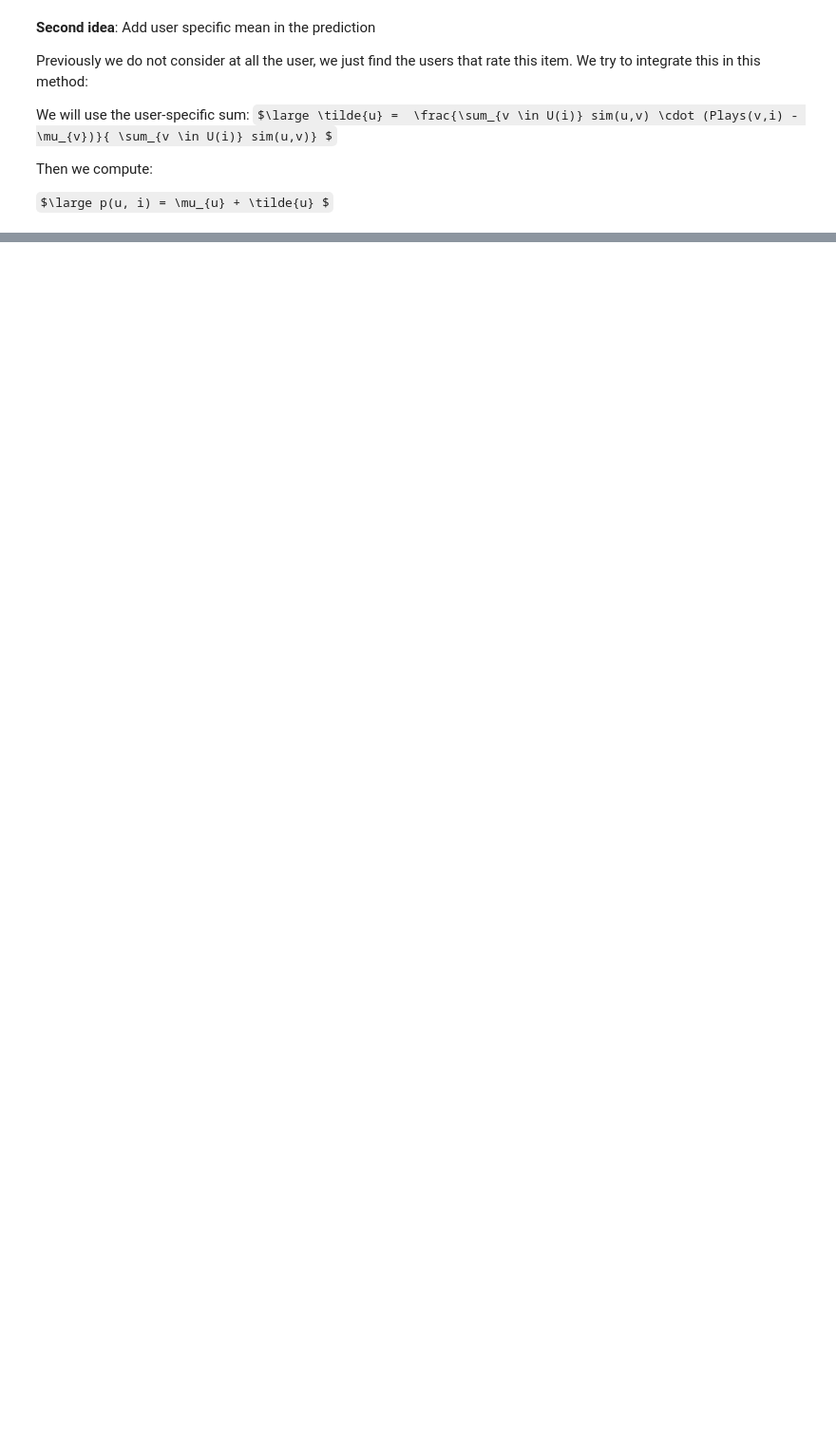
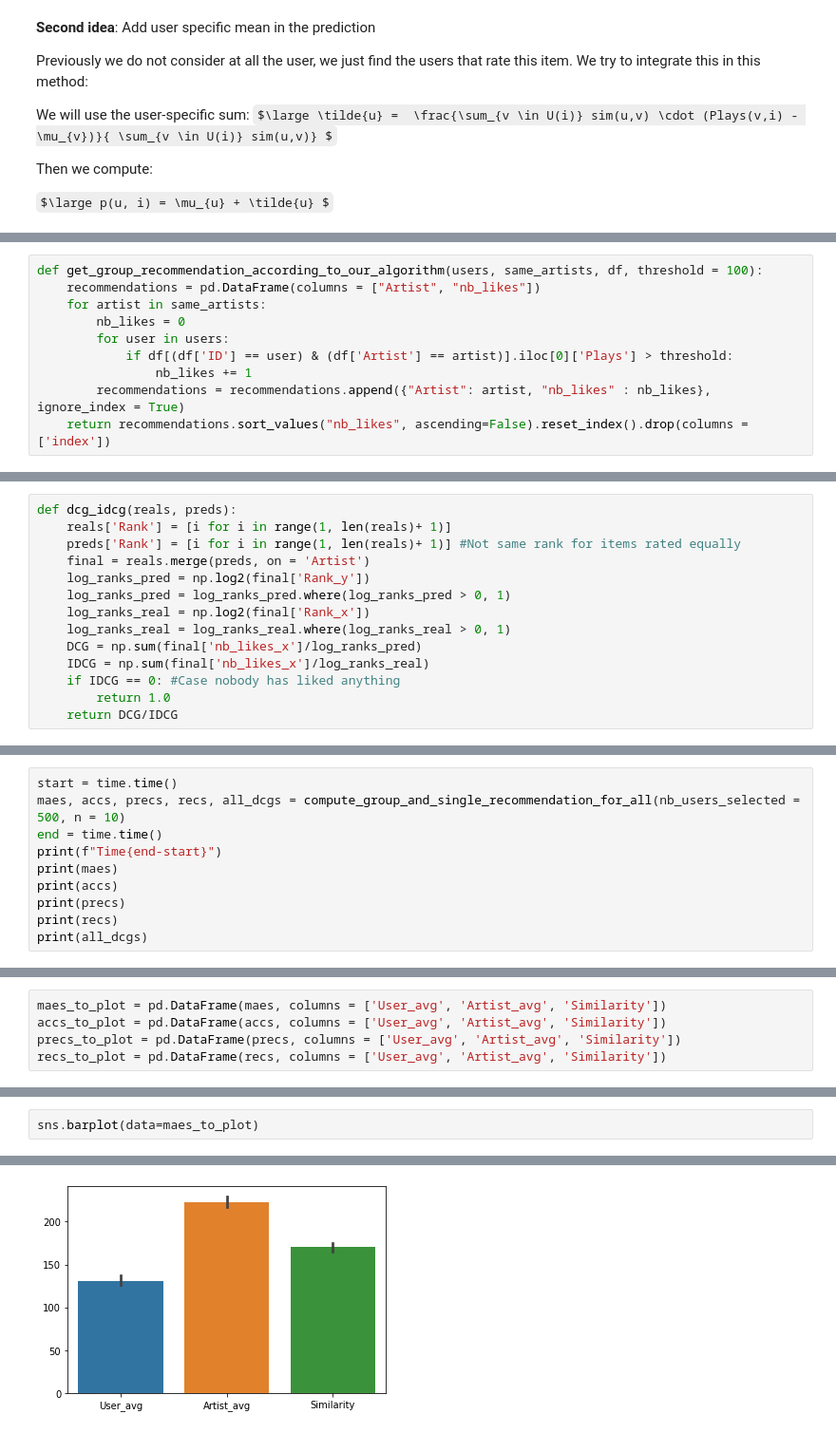
Before and after one commit to Caotick/mlbd-project, a Jupyter notebook: mlbd_project.ipynb, the cells around one changed output, grey strips where cells are left out. Shown at 95% size. Drawn from its saved outputs; the diff is of its cells as text; some formulas as TeX source; blank space fills up the shorter version.

```diff
--- a/mlbd_project.ipynb
+++ b/mlbd_project.ipynb
@@ -491,0 +687,10 @@ def compute_pred_user_item(user, artist, df):
+# %%
+def get_group_recommendation_according_to_our_algorithm(users, same_artists, df, threshold = 100):
+    recommendations = pd.DataFrame(columns = ["Artist", "nb_likes"])
+    for artist in same_artists:
+        nb_likes = 0
+        for user in users:
+            if df[(df['ID'] == user) & (df['Artist'] == artist)].iloc[0]['Plays'] > threshold:
+                nb_likes += 1
+        recommendations = recommendations.append({"Artist": artist, "nb_likes" : nb_likes}, ignore_index = True)
+    return recommendations.sort_values("nb_likes", ascending=False).reset_index().drop(columns = ['index'])
@@ -491,0 +771,14 @@ def compute_pred_user_item(user, artist, df):
+# %%
+def dcg_idcg(reals, preds):
+    reals['Rank'] = [i for i in range(1, len(reals)+ 1)]
+    preds['Rank'] = [i for i in range(1, len(reals)+ 1)] #Not same rank for items rated equally
+    final = reals.merge(preds, on = 'Artist')
+    log_ranks_pred = np.log2(final['Rank_y'])
+    log_ranks_pred = log_ranks_pred.where(log_ranks_pred > 0, 1)
+    log_ranks_real = np.log2(final['Rank_x'])
+    log_ranks_real = log_ranks_real.where(log_ranks_real > 0, 1)
+    DCG = np.sum(final['nb_likes_x']/log_ranks_pred)
+    IDCG = np.sum(final['nb_likes_x']/log_ranks_real)
+    if IDCG == 0: #Case nobody has liked anything
+        return 1.0
+    return DCG/IDCG
@@ -491,0 +845,10 @@ def compute_pred_user_item(user, artist, df):
+# %%
+start = time.time()
+maes, accs, precs, recs, all_dcgs = compute_group_and_single_recommendation_for_all(nb_users_selected = 500, n = 10)
+end = time.time()
+print(f"Time{end-start}")
+print(maes)
+print(accs)
+print(precs)
+print(recs)
+print(all_dcgs)
@@ -491,0 +873,5 @@ def compute_pred_user_item(user, artist, df):
+# %%
+maes_to_plot = pd.DataFrame(maes, columns = ['User_avg', 'Artist_avg', 'Similarity'])
+accs_to_plot = pd.DataFrame(accs, columns = ['User_avg', 'Artist_avg', 'Similarity'])
+precs_to_plot = pd.DataFrame(precs, columns = ['User_avg', 'Artist_avg', 'Similarity'])
+recs_to_plot = pd.DataFrame(recs, columns = ['User_avg', 'Artist_avg', 'Similarity'])
@@ -491,0 +892,3 @@ def compute_pred_user_item(user, artist, df):
+# %%
+sns.barplot(data=maes_to_plot)
+# %% [output]
@@ -491,0 +896 @@ def compute_pred_user_item(user, artist, df):
+[figure, added]
```
Also changed, not shown: parts of 142 cells of this notebook.
